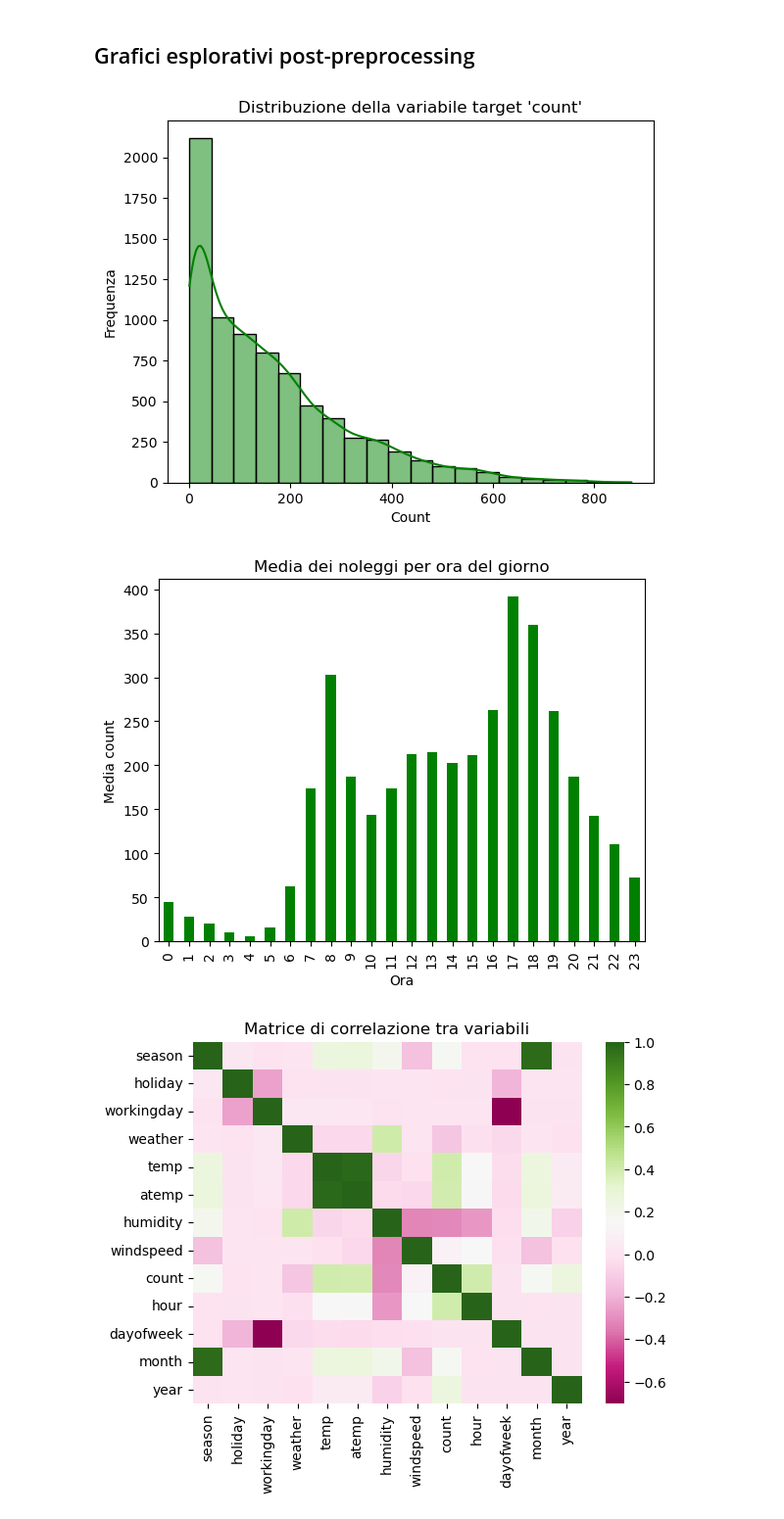
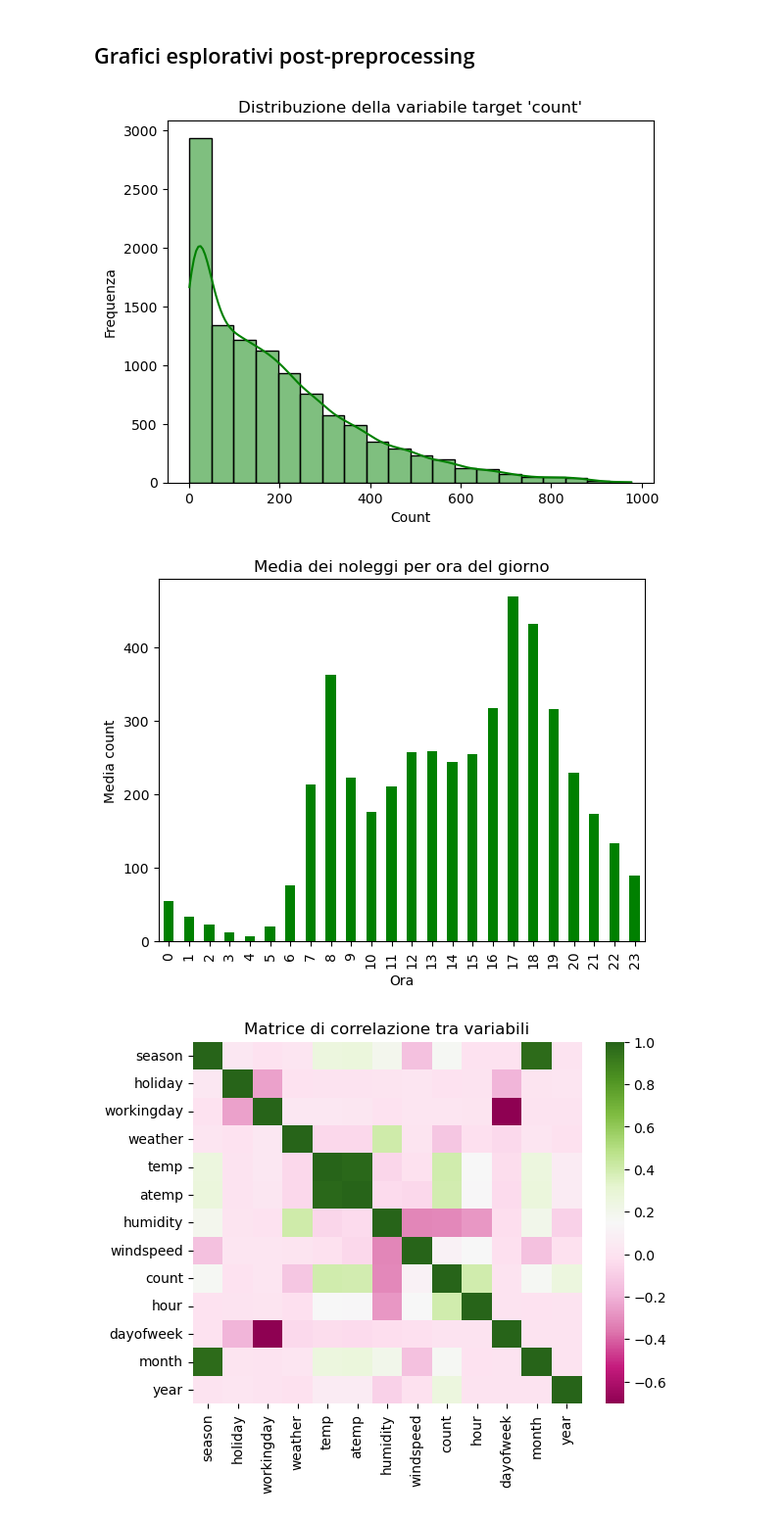
Before and after one commit to SkybunNataliia/Progetto-AI, a Jupyter notebook: report.ipynb, the cells around one changed output. Shown: that part at 98% size. Saved outputs shown, nothing was run; the diff lists cells and outputs as text; code cells hidden in the pictures.

Commit message:
Fix: report charts

```diff
--- a/report.ipynb
+++ b/report.ipynb
@@ -143,24 +143,21 @@ val_df.to_csv("data/processed/val.csv", index=False)
 # %% [markdown]
 ## Grafici esplorativi post-preprocessing
 # %%
-df_plot = train_df.copy()
-df_plot['count_original'] = scaler_target.inverse_transform(train_df[['count']])
-
-sns.histplot(data=df_plot, x='count_original', kde=True, bins=20, color="green")
+sns.histplot(data=df, x='count', kde=True, bins=20, color="green")
 plt.title("Distribuzione della variabile target 'count'")
 plt.xlabel("Count")
 plt.ylabel("Frequenza")
 plt.show()
 # %% [output]
-[figure, old version]
+[figure, new version]
 # %%
-df_plot.groupby("hour")["count_original"].mean().plot(kind='bar', color='green')
+df.groupby("hour")["count"].mean().plot(kind='bar', color='green')
 plt.title("Media dei noleggi per ora del giorno")
 plt.xlabel("Ora")
 plt.ylabel("Media count")
 plt.show()
 # %% [output]
-[figure, old version]
+[figure, new version]
 # %%
 sns.heatmap(df.corr(), cmap='PiYG')
 plt.title("Matrice di correlazione tra variabili")
```
